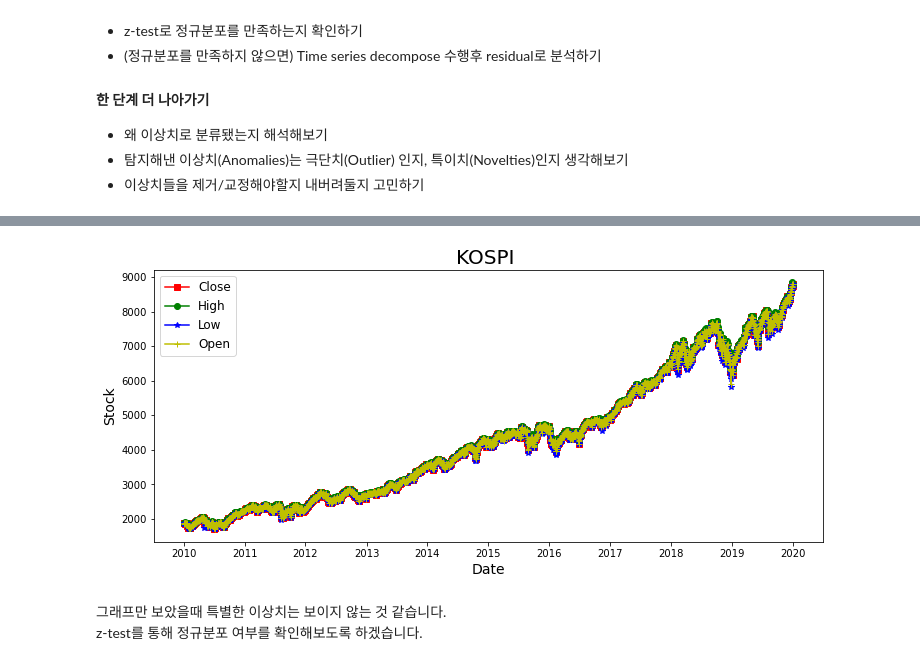
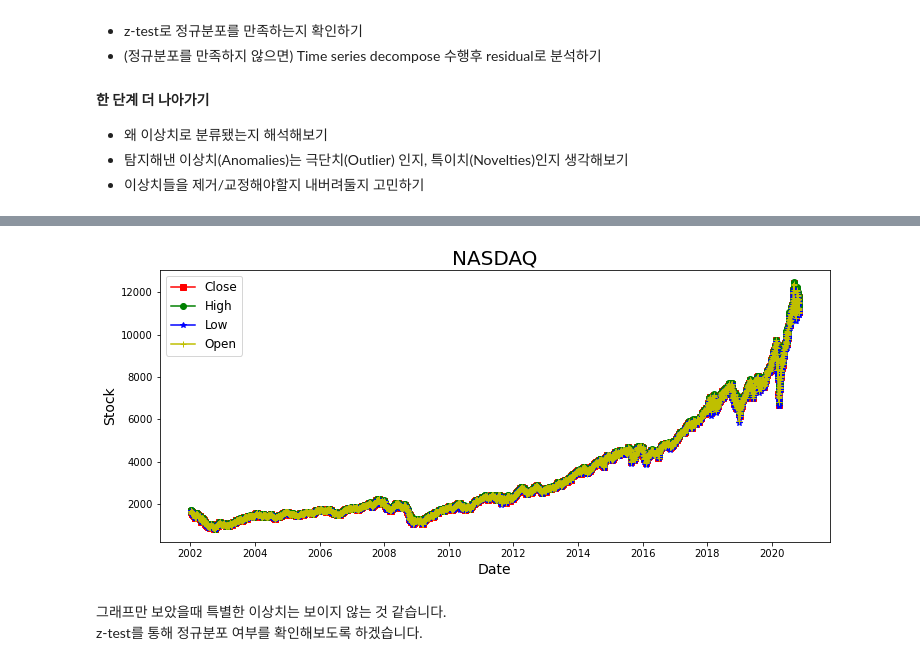
Before and after one commit to JPumpkin645/AIFFEL, a Jupyter notebook: Week_13/Ex_20_시계열_데이터에서_이상치_찾기.ipynb, the cells around one changed output, grey strips where cells are left out. Drawn from its saved outputs; the diff is of its cells as text; code cells hidden in the pictures.

```diff
--- a/Week_13/Ex_20_시계열_데이터에서_이상치_찾기.ipynb
+++ b/Week_13/Ex_20_시계열_데이터에서_이상치_찾기.ipynb
@@ -67,23 +71,23 @@ dtype: int64
 # %%
 import matplotlib.pyplot as plt
 from matplotlib.pylab import rcParams
 
 plt.rcParams["figure.figsize"] = (12,5)
 # Line Graph by matplotlib with wide-form DataFrame
 
 plt.plot(df.Date, df.Close, marker='s', color='r')
 plt.plot(df.Date, df.High, marker='o', color='g')
 plt.plot(df.Date, df.Low, marker='*', color='b')
 plt.plot(df.Date, df.Open, marker='+', color='y')
 
-plt.title('KOSPI ', fontsize=20)
+plt.title('NASDAQ', fontsize=20)
 plt.ylabel('Stock', fontsize=14)
 plt.xlabel('Date', fontsize=14)
 plt.legend(['Close', 'High', 'Low', 'Open'], fontsize=12, loc='best')
 
 plt.show()
 # %% [output]
-[figure, old version]
+[figure, new version]
 # %% [markdown]
 그래프만 보았을때 특별한 이상치는 보이지 않는 것 같습니다.
 z-test를 통해 정규분포 여부를 확인해보도록 하겠습니다.
```
Also changed, not shown: parts of 51 cells of this notebook.
